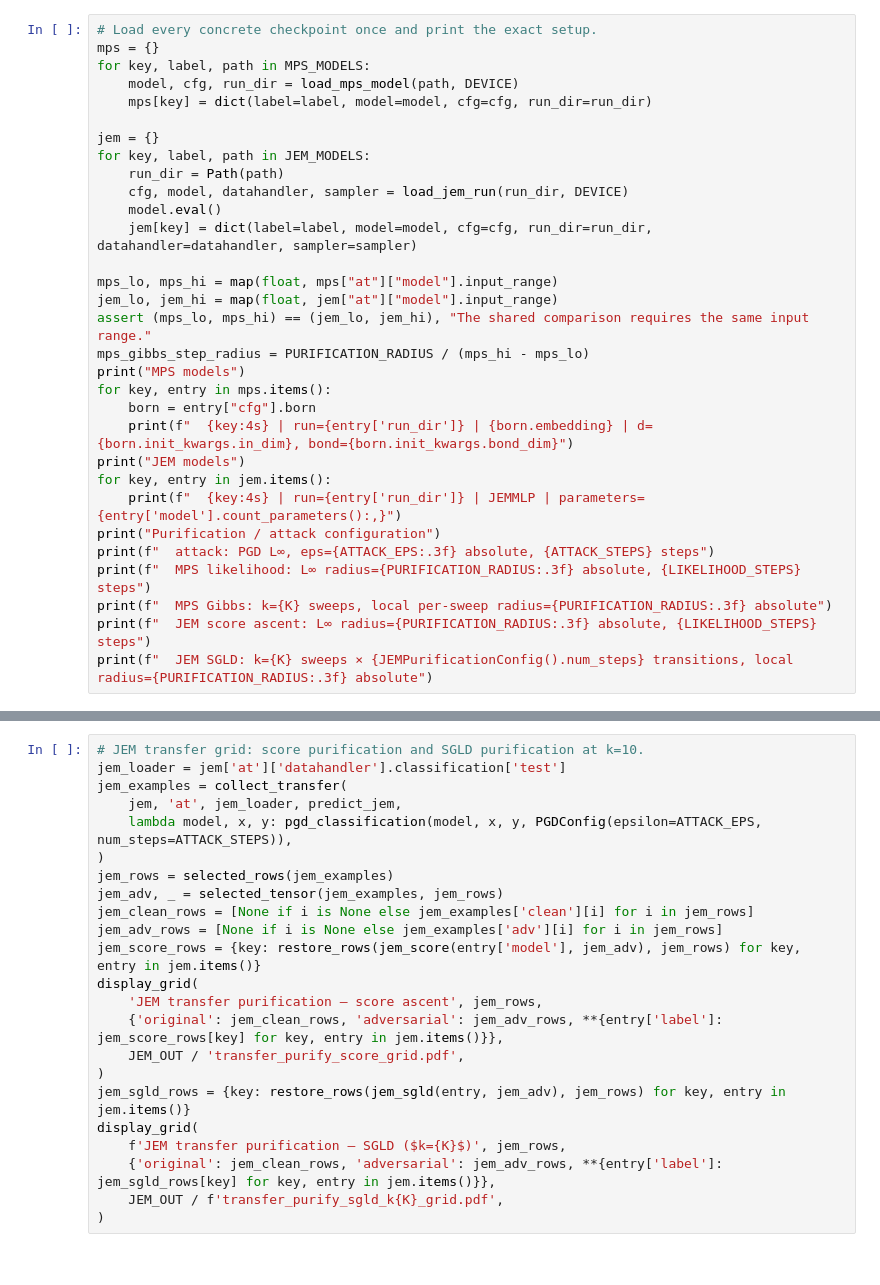
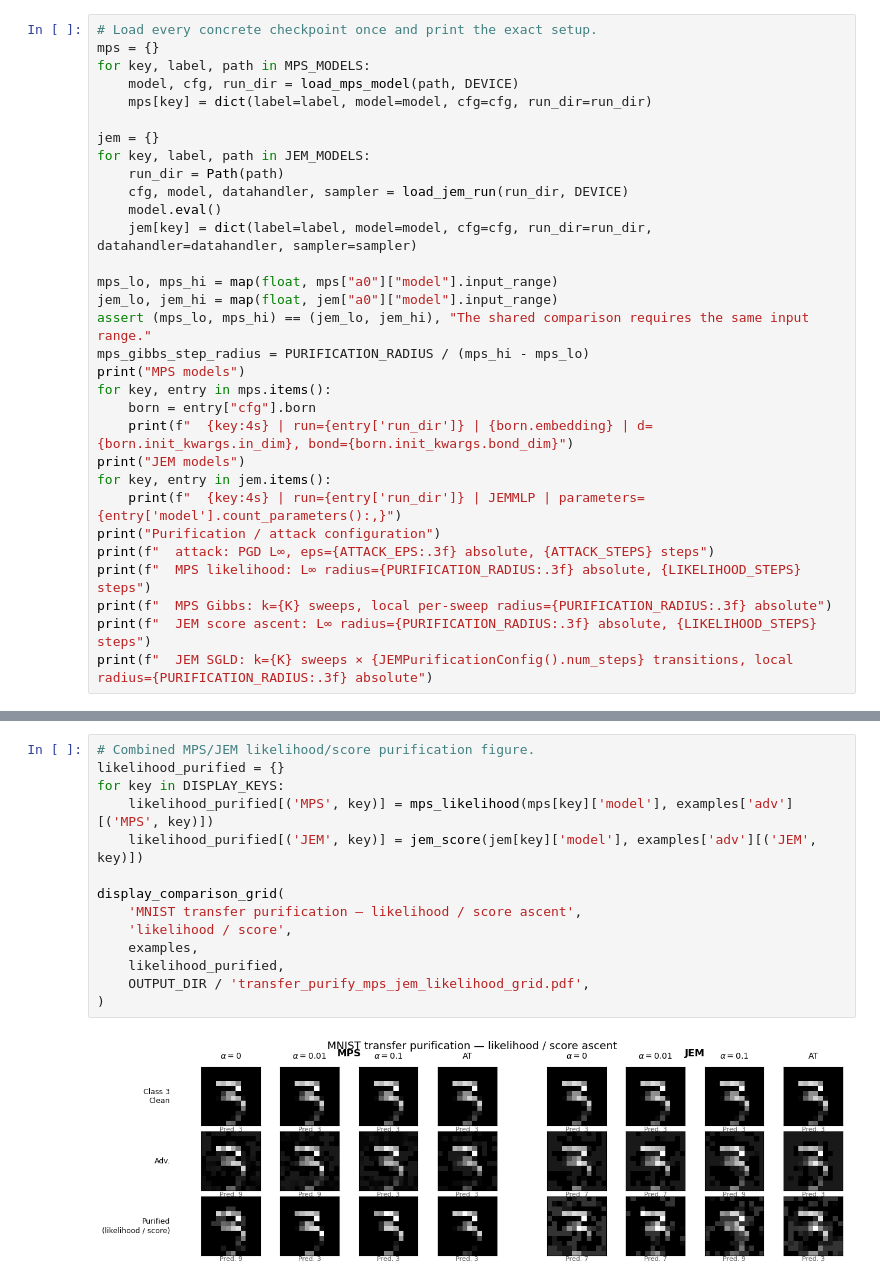
Before and after one commit to MLNissenGonzalez/bm4tc, a Jupyter notebook: notebooks/transfer_purify_mps_jem.ipynb, the cells around one changed output, grey strips where cells are left out. Cells and saved outputs as stored; diff of their text form.

```diff
--- a/notebooks/transfer_purify_mps_jem.ipynb
+++ b/notebooks/transfer_purify_mps_jem.ipynb
@@ -76,8 +108,8 @@ for key, label, path in JEM_MODELS:
     model.eval()
     jem[key] = dict(label=label, model=model, cfg=cfg, run_dir=run_dir, datahandler=datahandler, sampler=sampler)
 
-mps_lo, mps_hi = map(float, mps["at"]["model"].input_range)
-jem_lo, jem_hi = map(float, jem["at"]["model"].input_range)
+mps_lo, mps_hi = map(float, mps["a0"]["model"].input_range)
+jem_lo, jem_hi = map(float, jem["a0"]["model"].input_range)
 assert (mps_lo, mps_hi) == (jem_lo, jem_hi), "The shared comparison requires the same input range."
 mps_gibbs_step_radius = PURIFICATION_RADIUS / (mps_hi - mps_lo)
 print("MPS models")
@@ -206,24 +342,17 @@ display_grid(
 # %%
-# JEM transfer grid: score purification and SGLD purification at k=10.
-jem_loader = jem['at']['datahandler'].classification['test']
-jem_examples = collect_transfer(
-    jem, 'at', jem_loader, predict_jem,
-    lambda model, x, y: pgd_classification(model, x, y, PGDConfig(epsilon=ATTACK_EPS, num_steps=ATTACK_STEPS)),
+# Combined MPS/JEM likelihood/score purification figure.
+likelihood_purified = {}
+for key in DISPLAY_KEYS:
+    likelihood_purified[('MPS', key)] = mps_likelihood(mps[key]['model'], examples['adv'][('MPS', key)])
+    likelihood_purified[('JEM', key)] = jem_score(jem[key]['model'], examples['adv'][('JEM', key)])
+
+display_comparison_grid(
+    'MNIST transfer purification — likelihood / score ascent',
+    'likelihood / score',
+    examples,
+    likelihood_purified,
+    OUTPUT_DIR / 'transfer_purify_mps_jem_likelihood_grid.pdf',
 )
-jem_rows = selected_rows(jem_examples)
-jem_adv, _ = selected_tensor(jem_examples, jem_rows)
-jem_clean_rows = [None if i is None else jem_examples['clean'][i] for i in jem_rows]
-jem_adv_rows = [None if i is None else jem_examples['adv'][i] for i in jem_rows]
-jem_score_rows = {key: restore_rows(jem_score(entry['model'], jem_adv), jem_rows) for key, entry in jem.items()}
-display_grid(
-    'JEM transfer purification — score ascent', jem_rows,
-    {'original': jem_clean_rows, 'adversarial': jem_adv_rows, **{entry['label']: jem_score_rows[key] for key, entry in jem.items()}},
-    JEM_OUT / 'transfer_purify_score_grid.pdf',
-)
-jem_sgld_rows = {key: restore_rows(jem_sgld(entry, jem_adv), jem_rows) for key, entry in jem.items()}
-display_grid(
-    f'JEM transfer purification — SGLD ($k={K}$)', jem_rows,
-    {'original': jem_clean_rows, 'adversarial': jem_adv_rows, **{entry['label']: jem_sgld_rows[key] for key, entry in jem.items()}},
-    JEM_OUT / f'transfer_purify_sgld_k{K}_grid.pdf',
-)
+# %% [output]
+[figure, added]
 # %%
```
Also changed, not shown: parts of 7 cells of this notebook, 51 other files.
